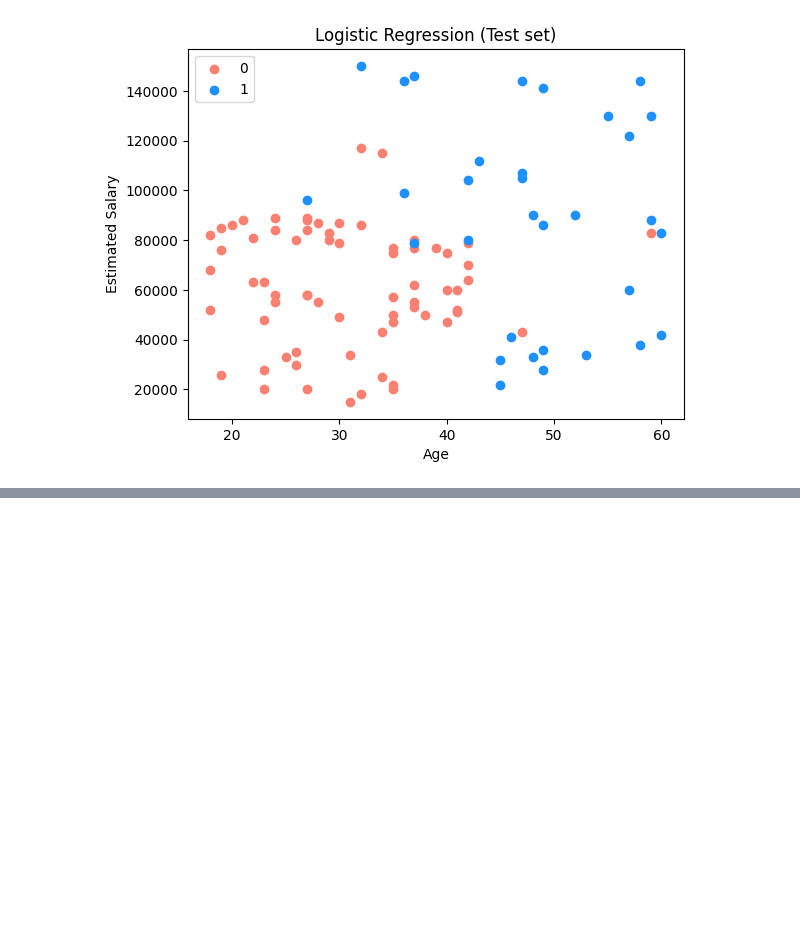
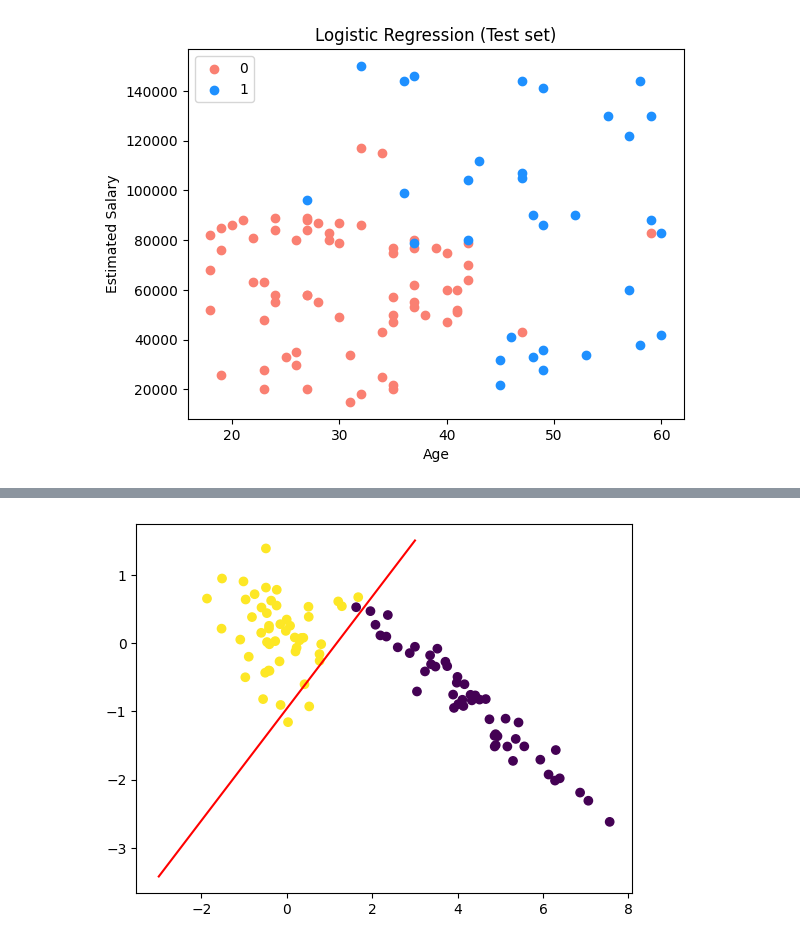
Before and after one commit to SreeHarshaGudise/SocialNetworkAdsClassifier, a Jupyter notebook: Logistic_Regression.ipynb, the cells around one changed output, grey strips where cells are left out. Drawn from its saved outputs; the diff is of its cells as text; code cells hidden in the pictures; blank space fills up the shorter version.

```diff
--- a/Logistic_Regression.ipynb
+++ b/Logistic_Regression.ipynb
@@ -141,0 +159,14 @@ plt.show()
+# %%
+def perceptron(X,y):
+
+  X = np.insert(X, 0, 1, axis=1) # This inserts 1 value to all rows in the first pos
+  w = np.ones(X.shape[1]) # This would create w array of having the size of shape of X
+
+  l_r = 0.01
+
+  for i in range(1000):
+    j = np.random.randint(0,100) # take random row from the dataset
+    y_hat = step(np.dot(X[j],w)) # find dot product of row and weights and pass to step function
+    w = w + l_r*(y[j]- y_hat)*X[j]
+
+  return w[0], w[1:]
@@ -141,0 +176,2 @@ plt.show()
+# %%
+intercep, coef = perceptron(X,y)
@@ -141,0 +182,12 @@ plt.show()
+# %%
+m = -(coef[0]/coef[1])
+c = -(intercep/coef[1])
+# %%
+x_input = np.linspace(-3, 3, 100)
+y_input = m*x_input + c
+# %%
+plt.scatter(X[:, 0], X[:, 1], c=y)
+plt.plot(x_input, y_input, color='red')
+plt.show()
+# %% [output]
+[figure, added]
```
Also changed, not shown: parts of 6 cells of this notebook.
